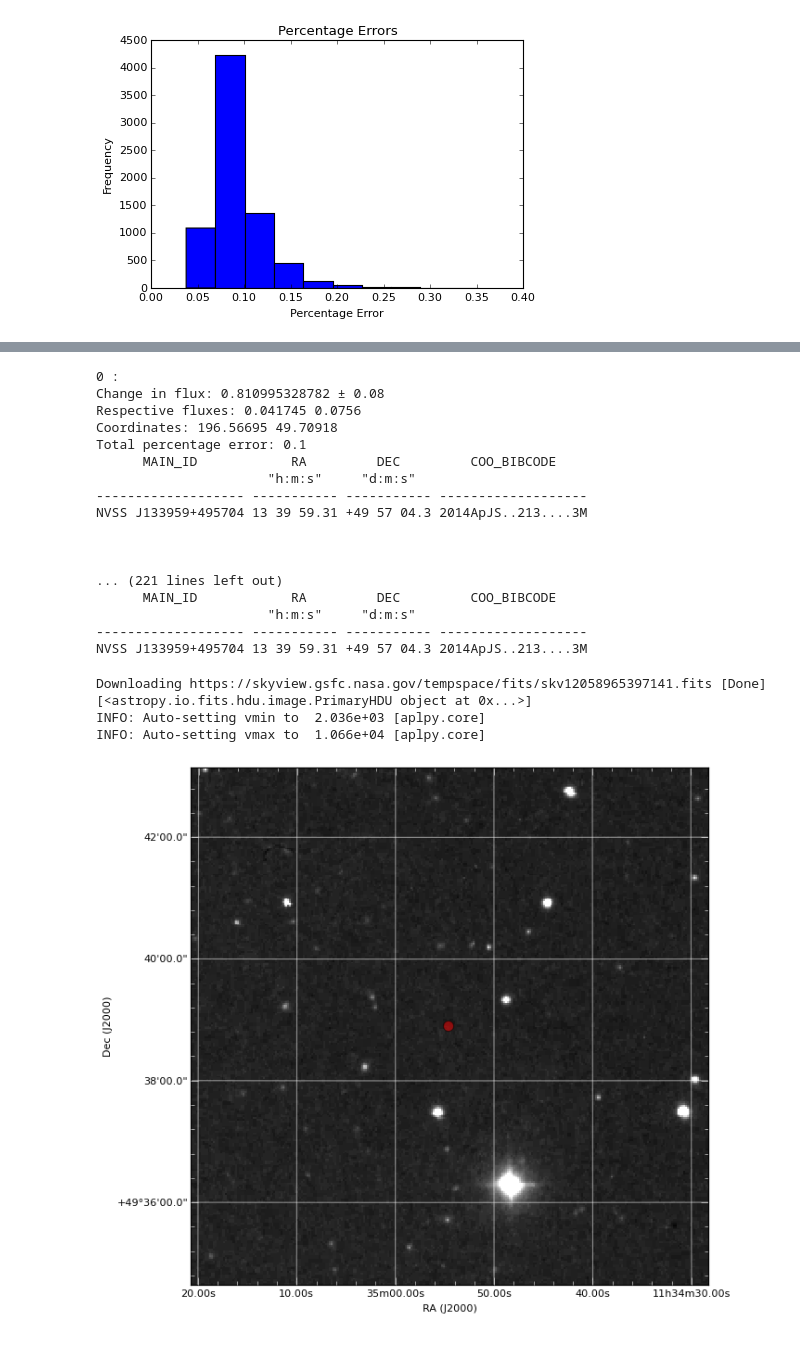
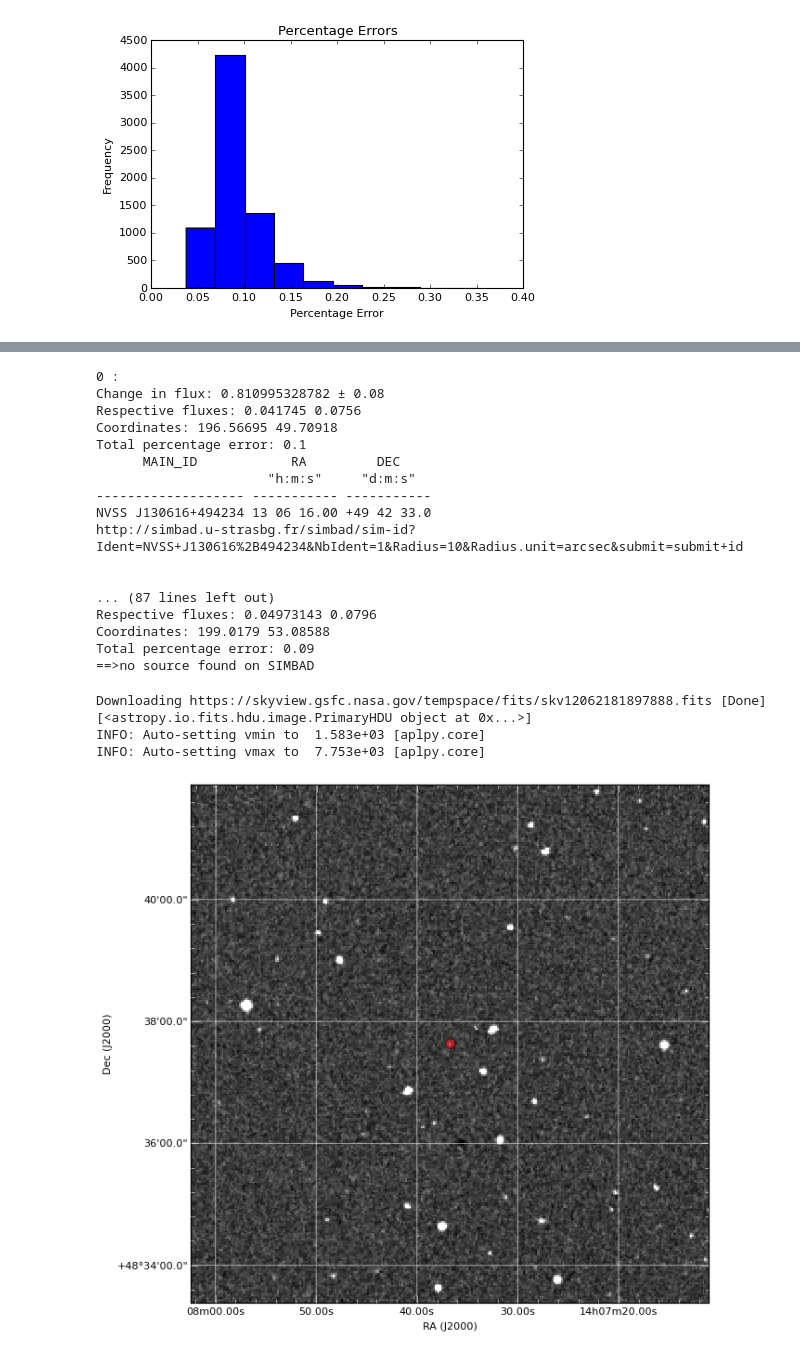
Before and after one commit to niallb96/lofar, a Jupyter notebook: LOTSS_VS_TGSS.ipynb, the cells around one changed output, grey strips where cells are left out. Saved outputs shown, nothing was run; the diff lists cells and outputs as text; code cells hidden in the pictures.

Commit message:
added links to simbad

```diff
--- a/LOTSS_VS_TGSS.ipynb
+++ b/LOTSS_VS_TGSS.ipynb
@@ -249,6 +249,8 @@ print mean
 
 #Number of sources with largest changes in flux you want:
 size=10
+#Radius you want simbad to loop at:
+sim_rad='0d0m10s'
 
 #This function rounds a number to one significant figure and will be used later
 def round_to_1(x):
@@ -286,7 +288,7 @@ while n<size:
     print "Total percentage error:",round_to_1(total_percentage_error)
 
     #This finds all the objects on Simbad within 10" of the relevant source
-    Simbad_table=Simbad.query_region(coord.SkyCoord(Big_Change_RAs[n], Big_Change_DEs[n],unit=(u.deg, u.deg)),radius='0d0m10s')
+    Simbad_table=Simbad.query_region(coord.SkyCoord(Big_Change_RAs[n], Big_Change_DEs[n],unit=(u.deg, u.deg)),radius=sim_rad)
 
     #If no source is found on Simbad then..
     if not Simbad_table:
@@ -344,6 +324,10 @@ NVSS J125506+464128 12 55 06.4 +46 41 29
 # %%
 #SECOND ATTEMPT
-size=50
+
+#Number of sources with largest changes in flux you want:
+size=10
+#Radius you want simbad to loop at:
+sim_rad='0d0m10s'
 
 #Create a list of the  fractional changes in flux from largest to smallest:
 Largest_Fractional_Diffs=sorted(Fractional_Diff_list,reverse=True)
@@ -377,7 +361,7 @@ while m<size:
     total_error=round_to_1(total_percentage_error*Largest_Fractional_Diffs[n])
 
     #This finds all the objects on Simbad within 10" of the relevant source
-    Simbad_table=Simbad.query_region(coord.SkyCoord(RA_First_Relevant[ind], DE_First_Relevant[ind],unit=(u.deg, u.deg)),radius='0d0m10s')
+    Simbad_table=Simbad.query_region(coord.SkyCoord(RA_First_Relevant[ind], DE_First_Relevant[ind],unit=(u.deg, u.deg)),radius=sim_rad)
 
     #This loop only prints information if it can be found on Simbad:
     if  Simbad_table:
@@ -420,7 +404,10 @@ NVSS J133959+495704 13 39 59.31 +49 57 04.3
 # %%
 #THIRD ATTEMPT
 
-size=20
+#Number of sources with largest changes in flux you want:
+size=10
+#Radius you want simbad to loop at:
+sim_rad='0d0m10s'
 
 #Create a list of the largest fractional changes in flux:
 Largest_Fractional_Diffs=sorted(Fractional_Diff_list,reverse=True)
@@ -453,7 +440,7 @@ while m<size:
     total_error=round_to_1(total_percentage_error*Largest_Fractional_Diffs[n])
 
      #This finds all the objects on Simbad within 10" of the relevant source
-    Simbad_table=Simbad.query_region(coord.SkyCoord(RA_First_Relevant[ind], DE_First_Relevant[ind],unit=(u.deg, u.deg)),radius='0d0m10s')
+    Simbad_table=Simbad.query_region(coord.SkyCoord(RA_First_Relevant[ind], DE_First_Relevant[ind],unit=(u.deg, u.deg)),radius=sim_rad)
 
     #This loop only prints information if the percentage error on the data is below a certain threshold
     if  total_percentage_error<=0.1:
@@ -477,7 +464,8 @@ while m<size:
         #If there is source(s) found then...
         else:
             #print relevant information from Simbad
-            print Simbad_table["MAIN_ID","RA","DEC","COO_BIBCODE"]
+            print Simbad_table["MAIN_ID","RA","DEC"]
+            print "http://simbad.u-strasbg.fr/simbad/sim-id?Ident="+(Simbad_table["MAIN_ID"][0].replace("+","%2B")).replace(" ", "+")+"&NbIdent=1&Radius=10&Radius.unit=arcsec&submit=submit+id"
 
         print ""
         print ""
@@ -490,46 +478,46 @@ Change in flux: 0.810995328782 ± 0.08
 Respective fluxes: 0.041745 0.0756
 Coordinates: 196.56695 49.70918
 Total percentage error: 0.1
-      MAIN_ID            RA         DEC         COO_BIBCODE
+      MAIN_ID            RA         DEC
                       "h:m:s"     "d:m:s"
-------------------- ----------- ----------- -------------------
-NVSS J133959+495704 13 39 59.31 +49 57 04.3 2014ApJS..213....3M
+------------------- ----------- -----------
+NVSS J130616+494234 13 06 16.00 +49 42 33.0
+http://simbad.u-strasbg.fr/simbad/sim-id?Ident=NVSS+J130616%2B494234&NbIdent=1&Radius=10&Radius.unit=arcsec&submit=submit+id
 
 
-
-... (221 lines left out)
-      MAIN_ID            RA         DEC         COO_BIBCODE
-                      "h:m:s"     "d:m:s"
-------------------- ----------- ----------- -------------------
-NVSS J133959+495704 13 39 59.31 +49 57 04.3 2014ApJS..213....3M
+... (87 lines left out)
+Respective fluxes: 0.04973143 0.0796
+Coordinates: 199.0179 53.08588
+Total percentage error: 0.09
+==>no source found on SIMBAD
 # %%
 #This displays image of a correlated source
 
 #Which source to show:
-x=15
+x=4
 
 #Coordinates of this star:
 pos=coord.SkyCoord(Big_Change_RAs[x]*u.deg, Big_Change_DEs[x]*u.deg)
 ra=np.array([Big_Change_RAs[x]])
 de=np.array([Big_Change_DEs[x]])
 #Find image from DSS:
 images = SkyView.get_images(pos,survey=['DSS'])
 print images[0]
 
 CV = aplpy.FITSFigure(images[0])
 
 
 #Gives in grid and makes it grayscale (can also be made colorscale)
 CV.show_grayscale()
 CV.add_grid()
 
 #This plots a circle where the relevant source should be
 x_pix, y_pix = CV.world2pixel(ra,de)
 plt.scatter(x_pix, y_pix, s=100, c='red', alpha=.5)
 plt.show()
 # %% [output]
-Downloading https://skyview.gsfc.nasa.gov/tempspace/fits/skv12058965397141.fits [Done]
+Downloading https://skyview.gsfc.nasa.gov/tempspace/fits/skv12062181897888.fits [Done]
 [<astropy.io.fits.hdu.image.PrimaryHDU object at 0x...>]
-INFO: Auto-setting vmin to  2.036e+03 [aplpy.core]
-INFO: Auto-setting vmax to  1.066e+04 [aplpy.core]
+INFO: Auto-setting vmin to  1.583e+03 [aplpy.core]
+INFO: Auto-setting vmax to  7.753e+03 [aplpy.core]
-[figure, old version]
+[figure, new version]
```
Also changed, not shown: parts of 2 cells of this notebook, 1 other file.
